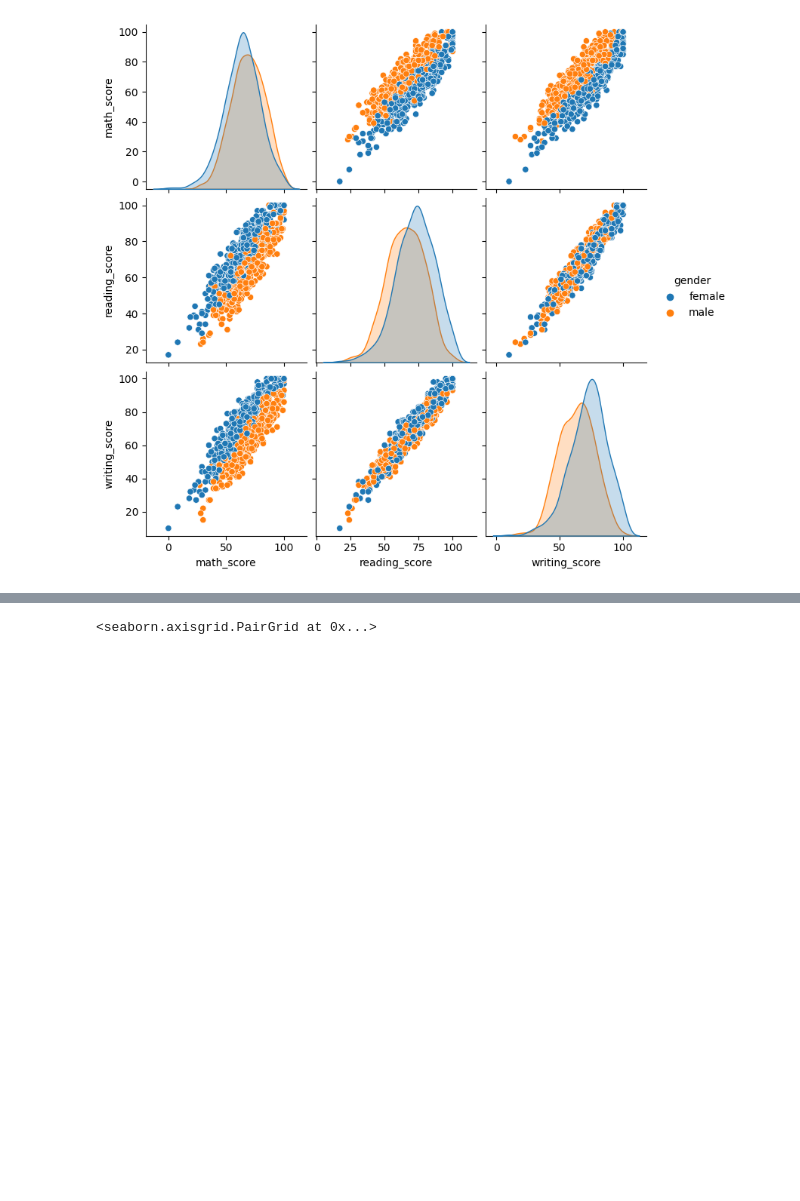
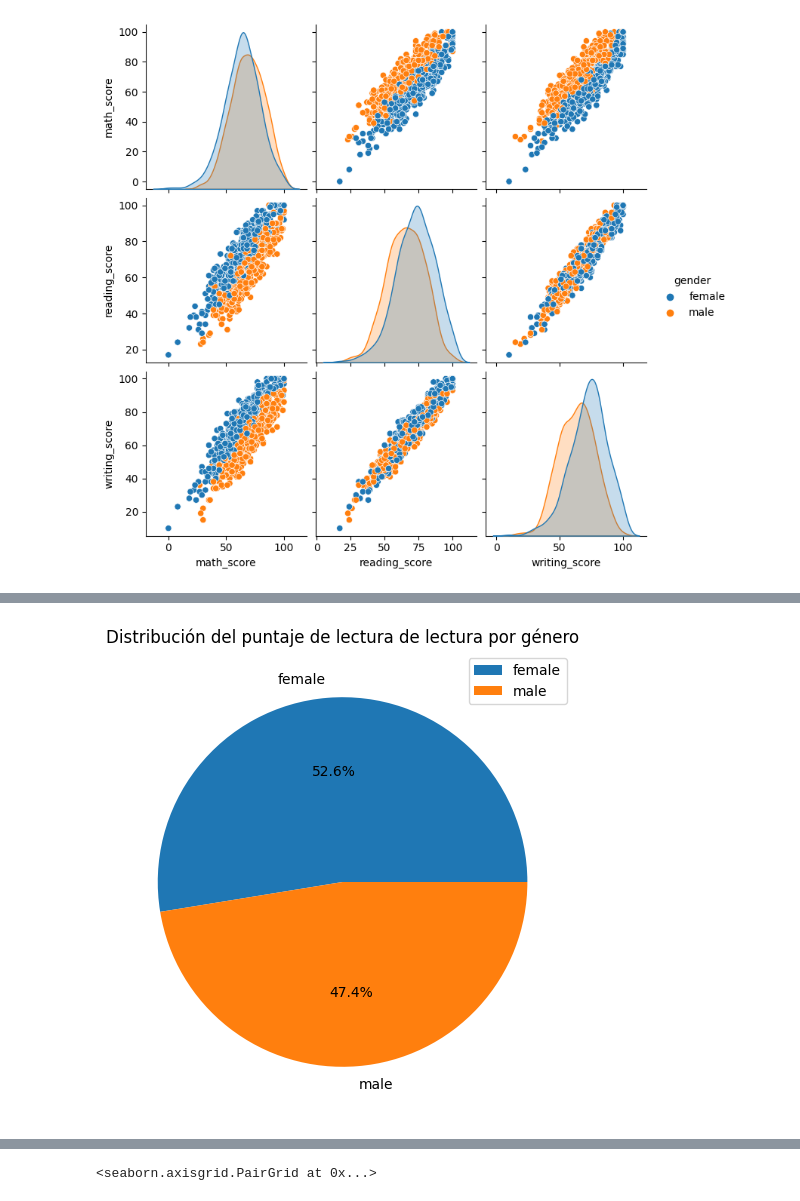
Before and after one commit to Dern965/CienciaDatosTriada, a Jupyter notebook: Proyectos/Unidad1/EDA/Proyecto2_Triada.ipynb, the cells around one changed output, grey strips where cells are left out. Saved outputs shown, nothing was run; the diff lists cells and outputs as text; code cells hidden in the pictures; blank space fills up the shorter version.

```diff
--- a/Proyectos/Unidad1/EDA/Proyecto2_Triada.ipynb
+++ b/Proyectos/Unidad1/EDA/Proyecto2_Triada.ipynb
@@ -248,0 +261,8 @@ sns.pairplot(sp,hue='gender')
+# %%
+plt.figure(figsize=(6,6))
+plt.pie(df_grupo['reading_score'],labels=df_grupo.index, autopct='%1.1f%%')
+plt.title("Distribución del puntaje de lectura de lectura por género")
+plt.legend()
+plt.show()
+# %% [output]
+[figure, added]
```
Also changed, not shown: parts of 21 cells of this notebook.
